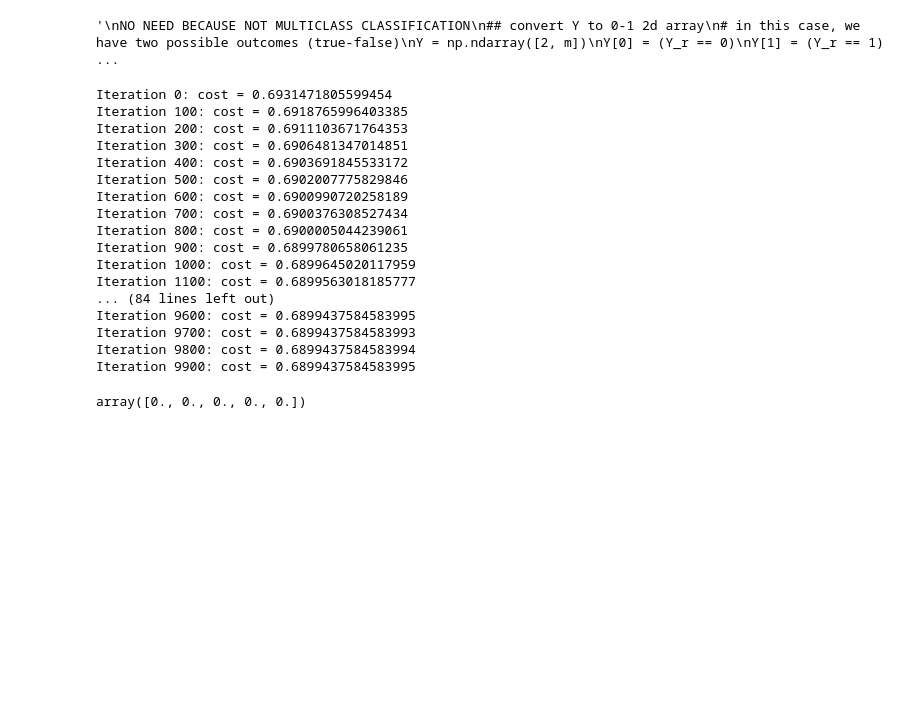
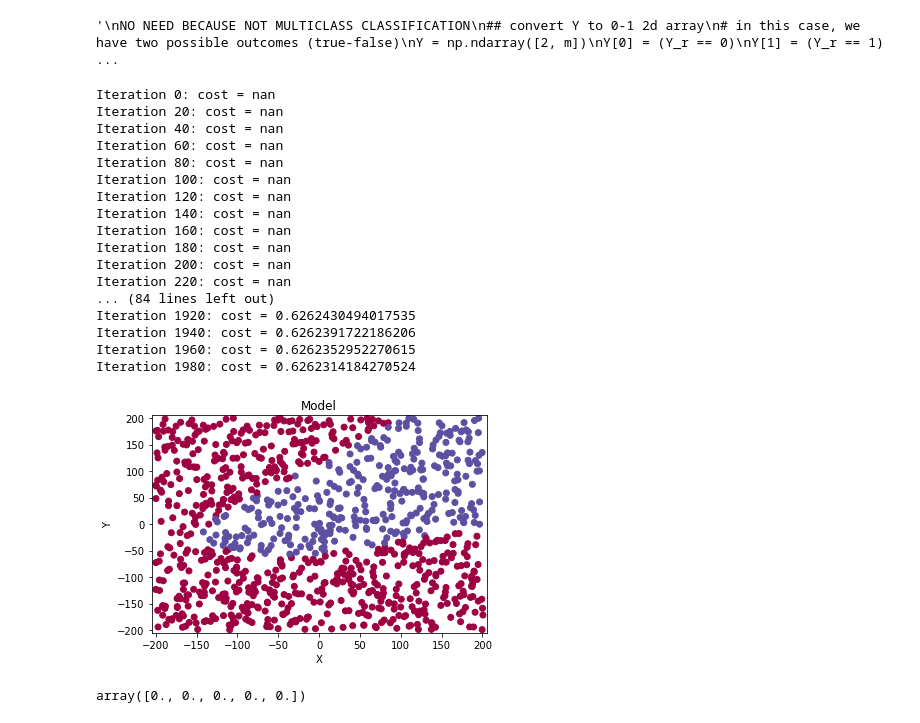
Before and after one commit to comtalyst/NeuralNetworkTest, a Jupyter notebook: HandwrittenNN.ipynb, the cells around one changed output. Cells and saved outputs as stored; diff of their text form; code cells hidden in the pictures; blank space fills up the shorter version.

Commit message:
Model analysis now works without plotting boundary

```diff
--- a/HandwrittenNN.ipynb
+++ b/HandwrittenNN.ipynb
@@ -171,7 +171,7 @@ def train_model(X, Y, layers, activations, learning_rate, iterations):
     W, b = initialize_parameters(layers)
     for i in range(0, iterations):
         A, Z = forward_propagation(X, W, b, activations)
-        if i%(iterations//100) == 0:
+        if iterations < 100 or i%(iterations//100) == 0:
             print("Iteration " + str(i) + ": cost = " + str(compute_cost(A[len(A)-1], Y)))
         dW, db = backward_propagation(X, Z, A, W, b, Y, activations)
         W, b = update_parameters(W, b, dW, db, learning_rate)
@@ -216,31 +216,61 @@ Y[1] = (Y_r == 1)
 ### Create and train a model from provided data
 
 ## create a model
-np.random.seed(136)
-layers = [2, 3, 3, 3, 1]                                # first and last is defined by input type (2D coords, true-false)
-activations = ['relu', 'relu', 'relu', 'sigmoid']
-learning_rate = 0.01
-iterations = 10000
+np.random.seed(140)
+layers = [2, 3, 3, 3, 3, 3, 3, 1]                                 # first and last is defined by input type (2D coords, true-false)
+activations = ['relu', 'relu', 'relu', 'relu', 'relu', 'relu', 'sigmoid']
+learning_rate = 0.00002
+iterations = 2000
 
 W, b = train_model(X, Y, layers, activations, learning_rate, iterations)
+model = [W, b, activations]
 # %% [output]
-Iteration 0: cost = 0.6931471805599454
-Iteration 100: cost = 0.6918765996403385
-Iteration 200: cost = 0.6911103671764353
-Iteration 300: cost = 0.6906481347014851
-Iteration 400: cost = 0.6903691845533172
-Iteration 500: cost = 0.6902007775829846
-Iteration 600: cost = 0.6900990720258189
-Iteration 700: cost = 0.6900376308527434
-Iteration 800: cost = 0.6900005044239061
-Iteration 900: cost = 0.6899780658061235
-Iteration 1000: cost = 0.6899645020117959
-Iteration 1100: cost = 0.6899563018185777
+Iteration 0: cost = nan
+Iteration 20: cost = nan
+Iteration 40: cost = nan
+Iteration 60: cost = nan
+Iteration 80: cost = nan
+Iteration 100: cost = nan
+Iteration 120: cost = nan
+Iteration 140: cost = nan
+Iteration 160: cost = nan
+Iteration 180: cost = nan
+Iteration 200: cost = nan
+Iteration 220: cost = nan
 ... (84 lines left out)
-Iteration 9600: cost = 0.6899437584583995
-Iteration 9700: cost = 0.6899437584583993
-Iteration 9800: cost = 0.6899437584583994
-Iteration 9900: cost = 0.6899437584583995
+Iteration 1920: cost = 0.6262430494017535
+Iteration 1940: cost = 0.6262391722186206
+Iteration 1960: cost = 0.6262352952270615
+Iteration 1980: cost = 0.6262314184270524
+# %%
+### Model analysis
+def predict_dec(X, model):
+    # return predictions of X based on provided model
+    """
+    Original version author: Andrew Ng
+    """
+    threshold = 0.4
+    W, b, activations = model
+    L = len(activations)
+
+    A, Z = forward_propagation(X, W, b, activations)
+    predictions = (A[L] > threshold)
+    return predictions
+
+def plot_decision_dots(X, Y, Y_):
+    plt.ylabel('Y')
+    plt.xlabel('X')
+    plt.scatter(X[0, :], X[1, :], c=Y_.astype(int), cmap=plt.cm.Spectral)
+    plt.show()
+
+# Plot predictions w/ color (not including boundary)
+plt.title("Model")
+axes = plt.gca()
+axes.set_xlim([-205, 205])
+axes.set_ylim([-205, 205])
+plot_decision_dots(X, Y, predict_dec(X, model))
+# %% [output]
+[figure, added]
 # %%
 
 
```
Also changed, not shown: 3 other files.
